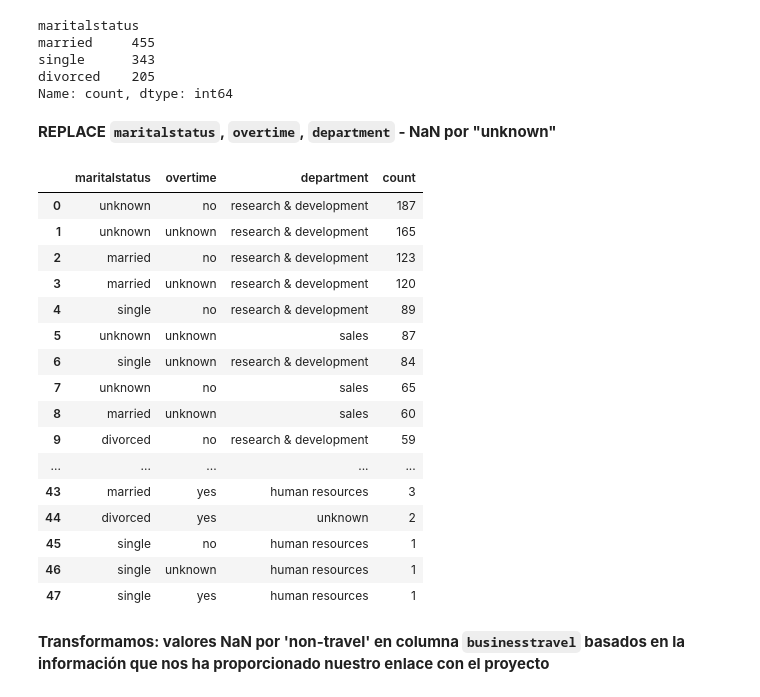
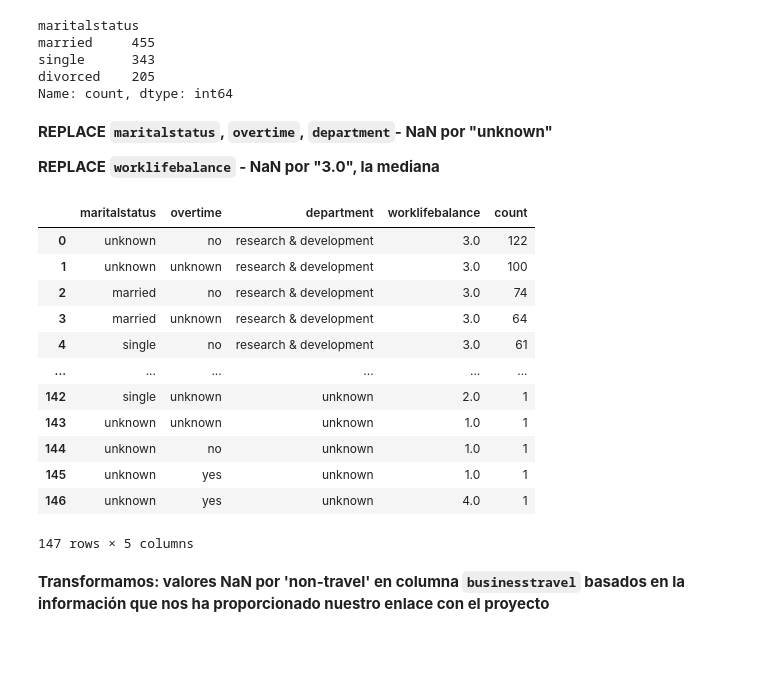
Before and after one commit to omniaunusest/VIZ-analytics-4-employee-data-talent-insights, a Jupyter notebook: Análisis_y_transformación_datos/Transformación_1.0.ipynb, the cells around one changed output. Drawn from its saved outputs; the diff is of its cells as text; code cells hidden in the pictures; blank space fills up the shorter version.

```diff
--- a/Análisis_y_transformación_datos/Transformación_1.0.ipynb
+++ b/Análisis_y_transformación_datos/Transformación_1.0.ipynb
@@ -260,29 +260,27 @@ single      343
 divorced    205
 Name: count, dtype: int64
 # %% [markdown]
-**REPLACE `maritalstatus`, `overtime`, `department` - NaN por "unknown"**
+**REPLACE `maritalstatus`, `overtime`, `department`- NaN por "unknown"**
+
+**REPLACE `worklifebalance` - NaN por "3.0", la mediana**
 # %%
-df = df.fillna({'maritalstatus': 'unknown', 'overtime': 'unknown', 'department': 'unknown'})
+df = df.fillna({'maritalstatus': 'unknown', 'overtime': 'unknown', 'department': 'unknown', 'worklifebalance': 3.0})
 # %%
-df[["maritalstatus", "overtime", "department"]].value_counts().reset_index()
+df[["maritalstatus", "overtime", "department","worklifebalance"]].value_counts().reset_index()
 # %% [output]
-|  | maritalstatus | overtime | department | count |
-| 0 | unknown | no | research & development | 187 |
-| 1 | unknown | unknown | research & development | 165 |
-| 2 | married | no | research & development | 123 |
-| 3 | married | unknown | research & development | 120 |
-| 4 | single | no | research & development | 89 |
-| 5 | unknown | unknown | sales | 87 |
-| 6 | single | unknown | research & development | 84 |
-| 7 | unknown | no | sales | 65 |
-| 8 | married | unknown | sales | 60 |
-| 9 | divorced | no | research & development | 59 |
-| ... | ... | ... | ... | ... |
-| 43 | married | yes | human resources | 3 |
-| 44 | divorced | yes | unknown | 2 |
-| 45 | single | no | human resources | 1 |
-| 46 | single | unknown | human resources | 1 |
-| 47 | single | yes | human resources | 1 |
+|  | maritalstatus | overtime | department | worklifebalance | count |
+| 0 | unknown | no | research & development | 3.0 | 122 |
+| 1 | unknown | unknown | research & development | 3.0 | 100 |
+| 2 | married | no | research & development | 3.0 | 74 |
+| 3 | married | unknown | research & development | 3.0 | 64 |
+| 4 | single | no | research & development | 3.0 | 61 |
+| ... | ... | ... | ... | ... | ... |
+| 142 | single | unknown | unknown | 2.0 | 1 |
+| 143 | unknown | unknown | unknown | 1.0 | 1 |
+| 144 | unknown | no | unknown | 1.0 | 1 |
+| 145 | unknown | yes | unknown | 1.0 | 1 |
+| 146 | unknown | yes | unknown | 4.0 | 1 |
+147 rows × 5 columns
 # %% [markdown]
 **Transformamos: valores NaN por 'non-travel' en columna ``businesstravel`` basados en la información que nos ha proporcionado nuestro enlace con el proyecto**
 # %%
```
Also changed, not shown: parts of 5 cells of this notebook, 3 other files.
